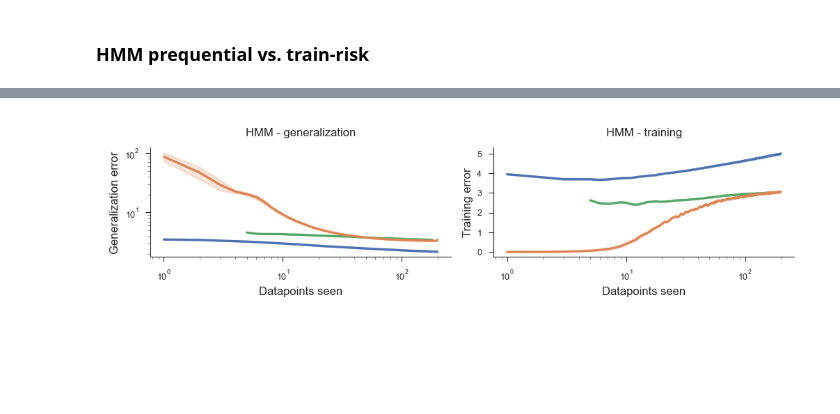
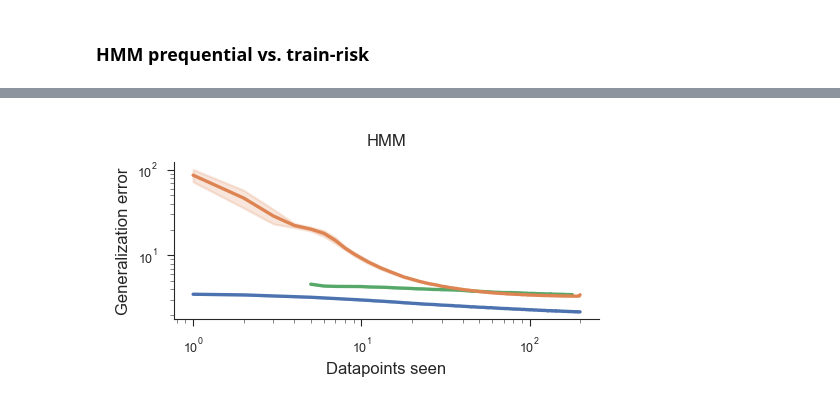
Before and after one commit to 3rdCore/PrequentialCode, a Jupyter notebook: papers/preprint/notebook.ipynb, the cells around one changed output, grey strips where cells are left out. Drawn from its saved outputs; the diff is of its cells as text; code cells hidden in the pictures; blank space fills up the shorter version.

Commit message:
Updated figures

```diff
--- a/papers/preprint/notebook.ipynb
+++ b/papers/preprint/notebook.ipynb
@@ -933,14 +936,11 @@ data_hmm = pd.concat([data_icl_hmm, data_sgd_hmm])
 # %%
-fig, axs = plt.subplots(1, 2, figsize=(5, 1.3))
+fig, ax = plt.subplots(1, 1, figsize=(2.5, 1.3))
 
-plot_nsample_loss(axs[0], data_hmm)
+plot_nsample_loss(ax, data_hmm)
 
-plot_nsample_loss(axs[1], data_hmm, y="val_tasks/n_sample_loss_train")
-
-axs[0].set(title="HMM - generalization", yscale="log")  # NOTE: y is on log scale!!!
-axs[1].set(title="HMM - training")
+ax.set(title="HMM", yscale="log")  # NOTE: y is on log scale!!!
 
 fig.savefig("saved/prequential_vs_train_hmm.pdf")
 plt.show()
 # %% [output]
-[figure, old version]
+[figure, new version]
```
Also changed, not shown: parts of 1 cell of this notebook, 2 other files.
